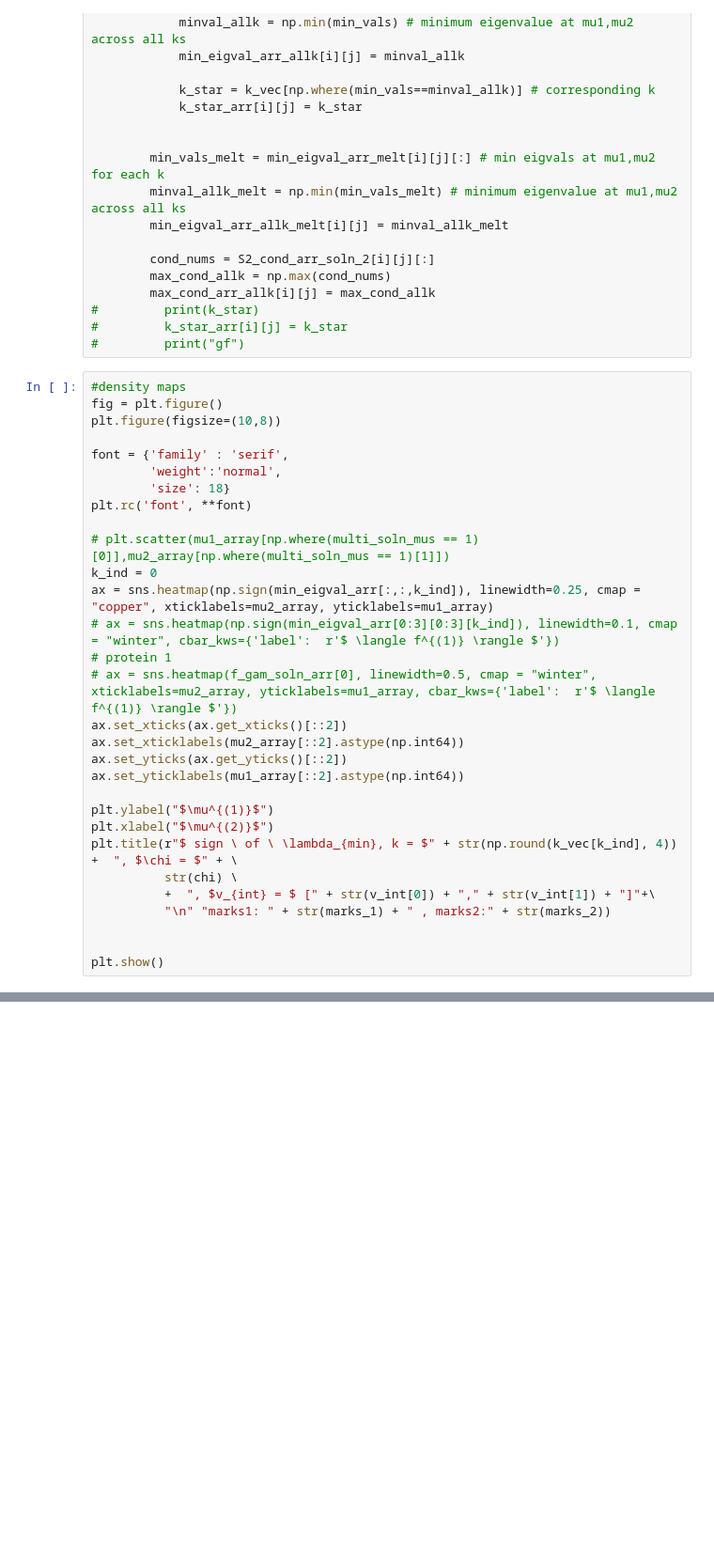
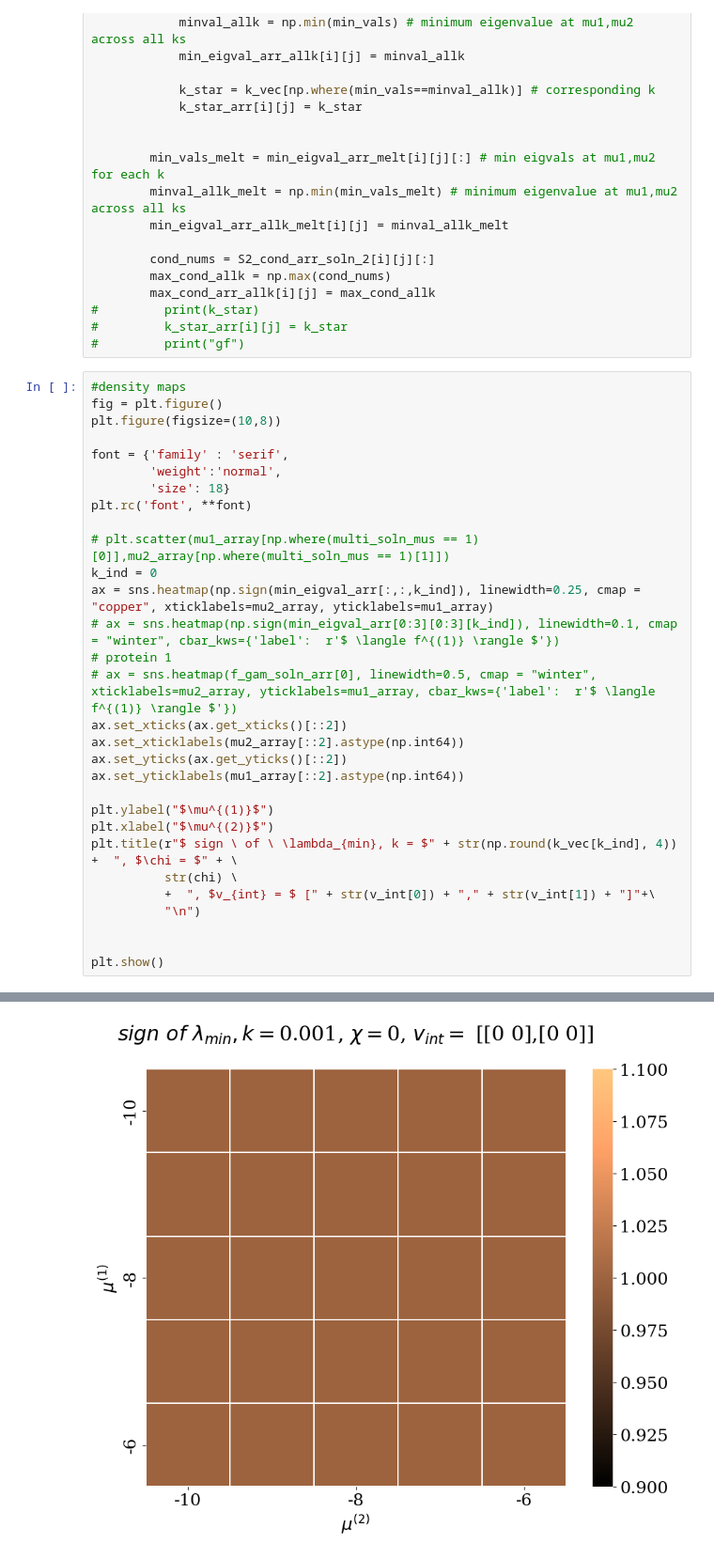
Before and after one commit to tmhabte/wlcsim_membrane, a Jupyter notebook: chrom_stab/chrom_stab_anal.ipynb, the cells around one changed output, grey strips where cells are left out. Shown at 94% size. Cells and saved outputs as stored; diff of their text form; blank space fills up the shorter version.

```diff
--- a/chrom_stab/chrom_stab_anal.ipynb
+++ b/chrom_stab/chrom_stab_anal.ipynb
@@ -163,7 +197,8 @@ plt.xlabel("$\mu^{(2)}$")
 plt.title(r"$ sign \ of \ \lambda_{min}, k = $" + str(np.round(k_vec[k_ind], 4)) +  ", $\chi = $" + \
           str(chi) \
           +  ", $v_{int} = $ [" + str(v_int[0]) + "," + str(v_int[1]) + "]"+\
-          "\n" "marks1: " + str(marks_1) + " , marks2:" + str(marks_2))
+          "\n")
 
 
 plt.show()
+# %% [output]
@@ -170,3 +206,4 @@ plt.show()
+[figure, added]
 # %%
 #density maps
 fig = plt.figure()
```
Also changed, not shown: parts of 5 cells of this notebook.
